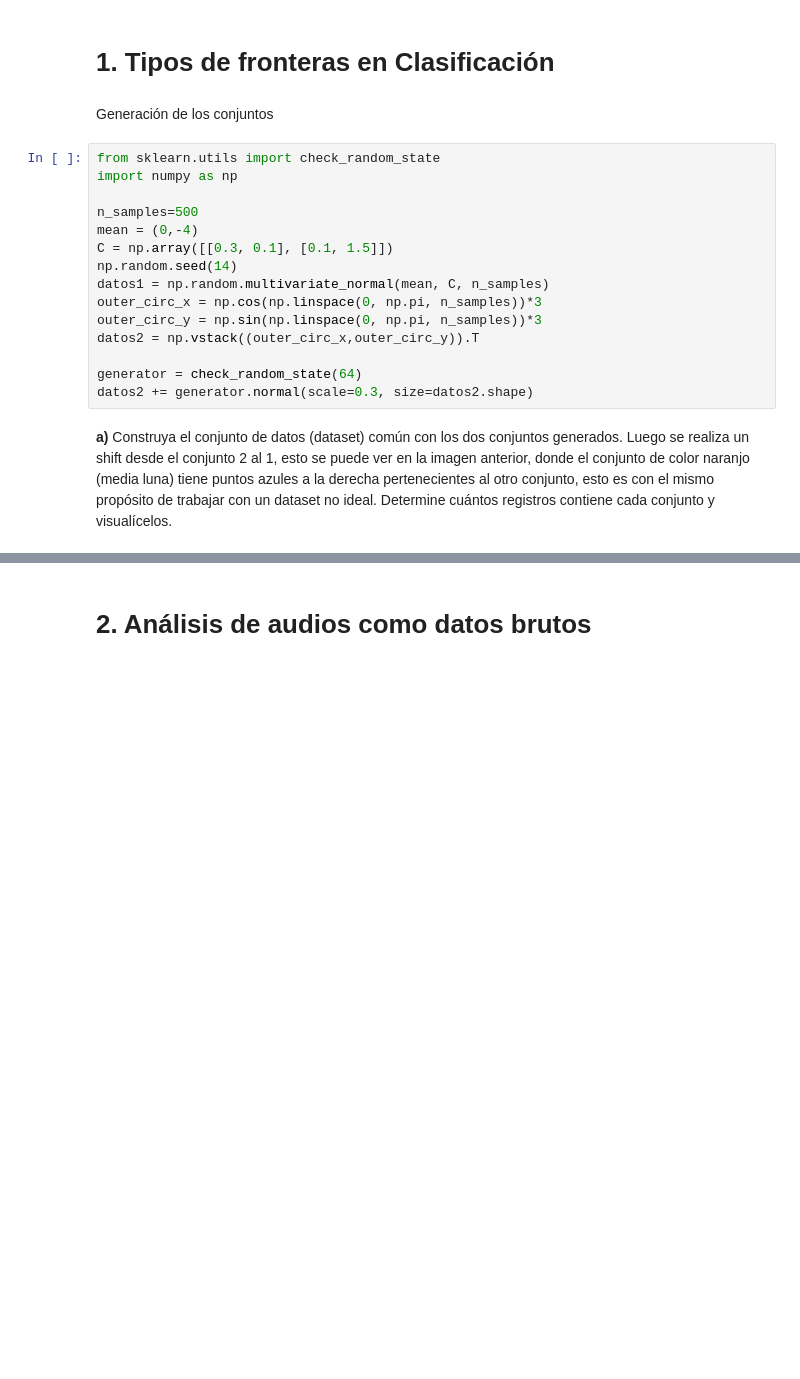
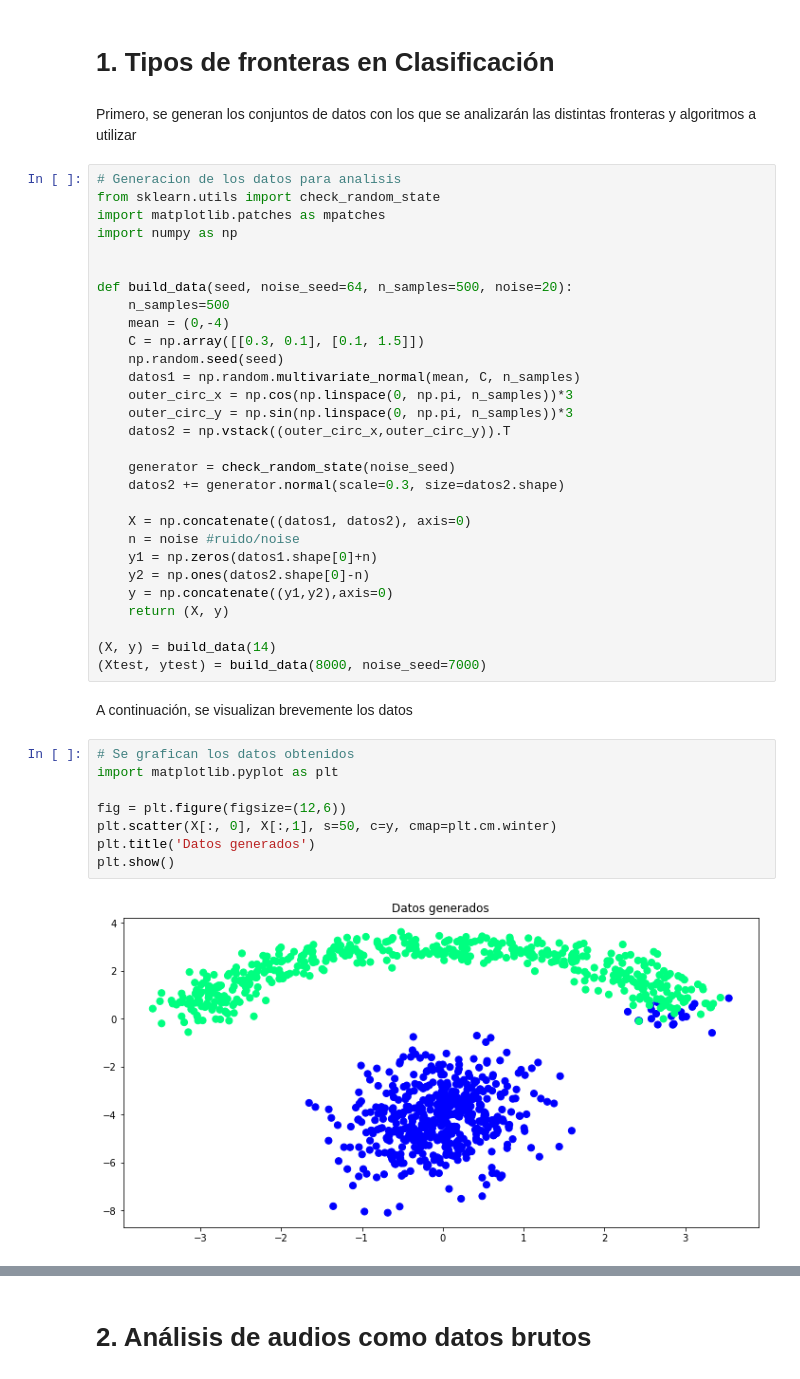
Before and after one commit to TareasJF/INF393, a Jupyter notebook: T2/Tarea2.ipynb, the cells around one changed output, grey strips where cells are left out. Cells and saved outputs as stored; diff of their text form; blank space fills up the shorter version.

```diff
--- a/T2/Tarea2.ipynb
+++ b/T2/Tarea2.ipynb
@@ -1,21 +1,45 @@
 # %% [markdown]
 # 1. Tipos de fronteras en Clasificación
-# %% [markdown]
-Generación de los conjuntos
+# %% [markdown]
+Primero, se generan los conjuntos de datos con los que se analizarán las distintas fronteras y algoritmos a utilizar
 # %%
+# Generacion de los datos para analisis
 from sklearn.utils import check_random_state
+import matplotlib.patches as mpatches
 import numpy as np
 
-n_samples=500
-mean = (0,-4)
-C = np.array([[0.3, 0.1], [0.1, 1.5]])
-np.random.seed(14)
-datos1 = np.random.multivariate_normal(mean, C, n_samples)
-outer_circ_x = np.cos(np.linspace(0, np.pi, n_samples))*3
-outer_circ_y = np.sin(np.linspace(0, np.pi, n_samples))*3
-datos2 = np.vstack((outer_circ_x,outer_circ_y)).T
 
-generator = check_random_state(64)
-datos2 += generator.normal(scale=0.3, size=datos2.shape)
+def build_data(seed, noise_seed=64, n_samples=500, noise=20):
+    n_samples=500
+    mean = (0,-4)
+    C = np.array([[0.3, 0.1], [0.1, 1.5]])
+    np.random.seed(seed)
+    datos1 = np.random.multivariate_normal(mean, C, n_samples)
+    outer_circ_x = np.cos(np.linspace(0, np.pi, n_samples))*3
+    outer_circ_y = np.sin(np.linspace(0, np.pi, n_samples))*3
+    datos2 = np.vstack((outer_circ_x,outer_circ_y)).T
+
+    generator = check_random_state(noise_seed)
+    datos2 += generator.normal(scale=0.3, size=datos2.shape)
+
+    X = np.concatenate((datos1, datos2), axis=0)
+    n = noise #ruido/noise
+    y1 = np.zeros(datos1.shape[0]+n)
+    y2 = np.ones(datos2.shape[0]-n)
+    y = np.concatenate((y1,y2),axis=0)
+    return (X, y)
+
+(X, y) = build_data(14)
+(Xtest, ytest) = build_data(8000, noise_seed=7000)
-# %% [markdown]
-**a)** Construya el conjunto de datos (dataset) común con los dos conjuntos generados. Luego se realiza un shift desde el conjunto 2 al 1, esto se puede ver en la imagen anterior, donde el conjunto de color naranjo (media luna) tiene puntos azules a la derecha pertenecientes al otro conjunto, esto es con el mismo propósito de trabajar con un dataset no ideal. Determine cuántos registros contiene cada conjunto y visualícelos.
+# %% [markdown]
+A continuación, se visualizan brevemente los datos
+# %%
+# Se grafican los datos obtenidos
+import matplotlib.pyplot as plt
+
+fig = plt.figure(figsize=(12,6))
+plt.scatter(X[:, 0], X[:,1], s=50, c=y, cmap=plt.cm.winter)
+plt.title('Datos generados')
+plt.show()
+# %% [output]
+[figure, added]
```
Also changed, not shown: parts of 44 cells of this notebook.
